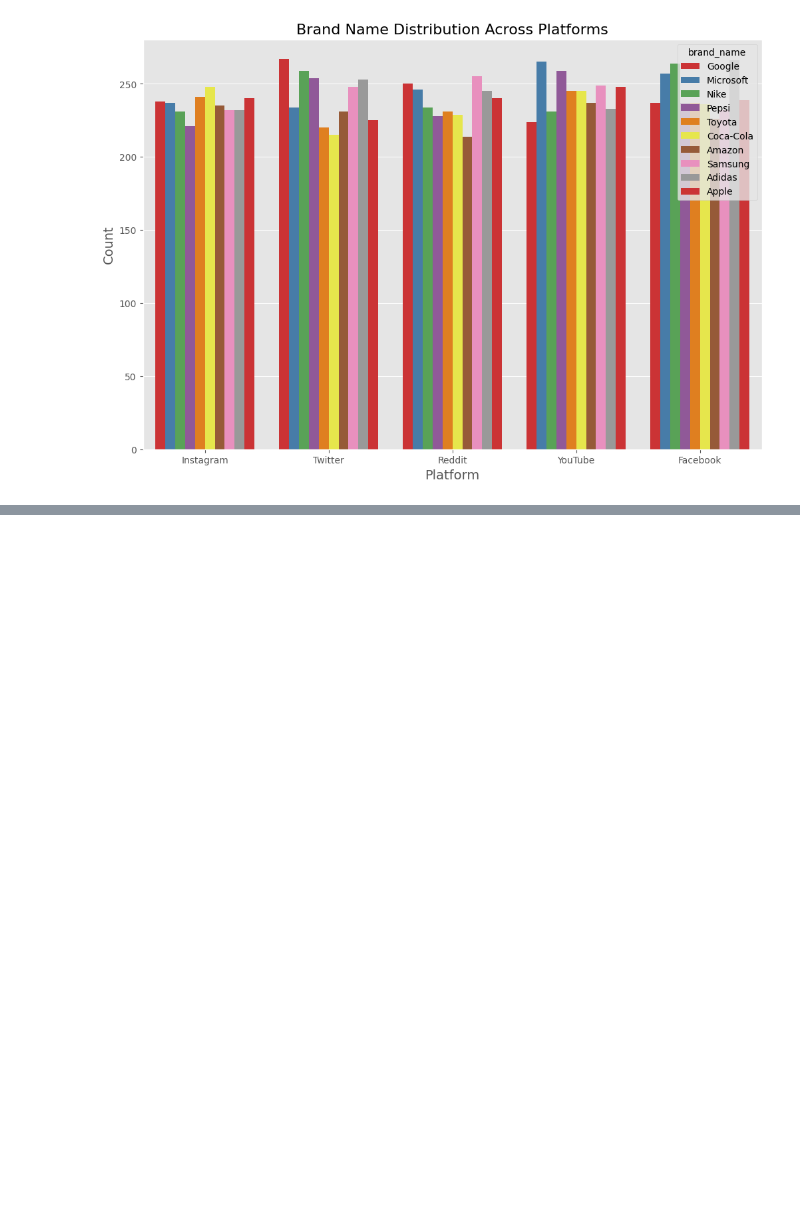
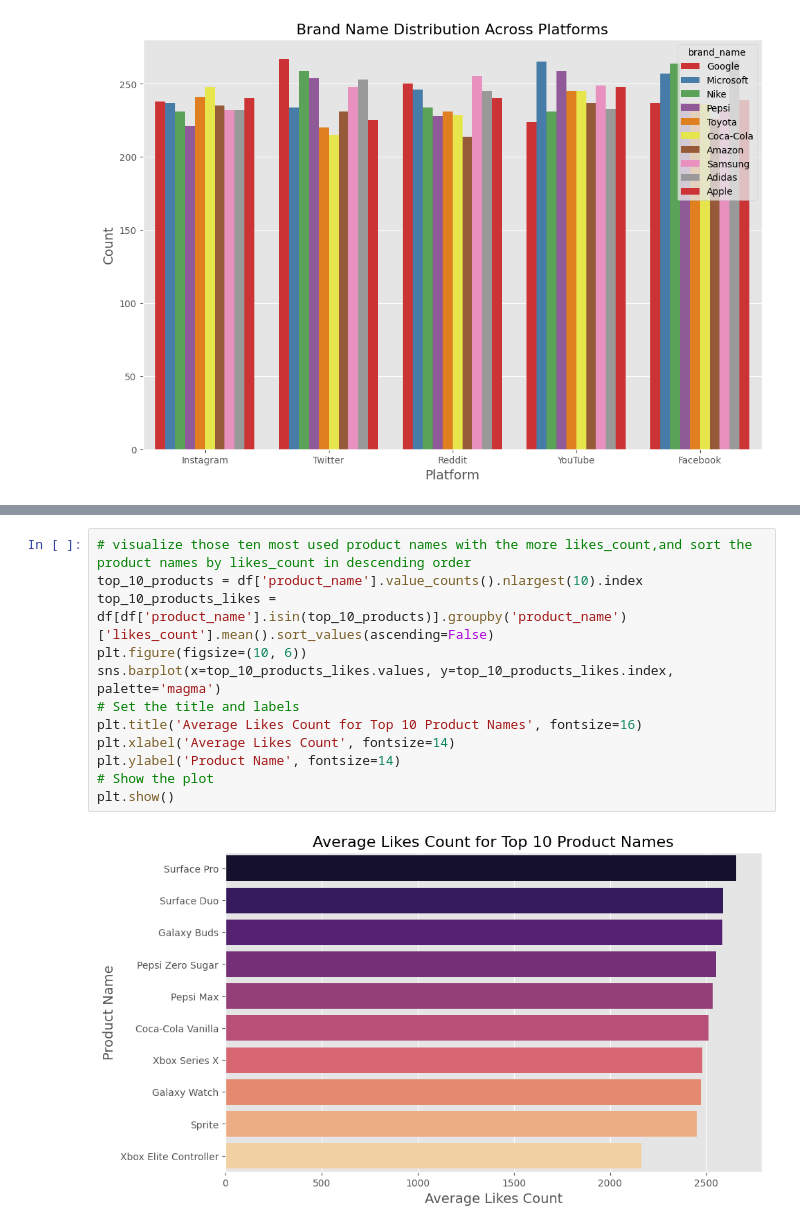
Before and after one commit to misbahkhattak718-pixel/Mentorship-Program--Devsil, a Jupyter notebook: Weekly Mini Projects/Week 9/ADVANCED SOCIAL MEDIA _ENGAGEMENT_PREDICTION.ipynb, the cells around one changed output, grey strips where cells are left out. Drawn from its saved outputs; the diff is of its cells as text; blank space fills up the shorter version.

```diff
--- a/Weekly Mini Projects/Week 9/ADVANCED SOCIAL MEDIA _ENGAGEMENT_PREDICTION.ipynb
+++ b/Weekly Mini Projects/Week 9/ADVANCED SOCIAL MEDIA _ENGAGEMENT_PREDICTION.ipynb
@@ -724,0 +800,14 @@ plt.show()
+# %%
+# visualize those ten most used product names with the more likes_count,and sort the product names by likes_count in descending order
+top_10_products = df['product_name'].value_counts().nlargest(10).index
+top_10_products_likes = df[df['product_name'].isin(top_10_products)].groupby('product_name')['likes_count'].mean().sort_values(ascending=False)
+plt.figure(figsize=(10, 6))
+sns.barplot(x=top_10_products_likes.values, y=top_10_products_likes.index, palette='magma')
+# Set the title and labels
+plt.title('Average Likes Count for Top 10 Product Names', fontsize=16)
+plt.xlabel('Average Likes Count', fontsize=14)
+plt.ylabel('Product Name', fontsize=14)
+# Show the plot
+plt.show()
+# %% [output]
+[figure, added]
```
Also changed, not shown: parts of 28 cells of this notebook.
